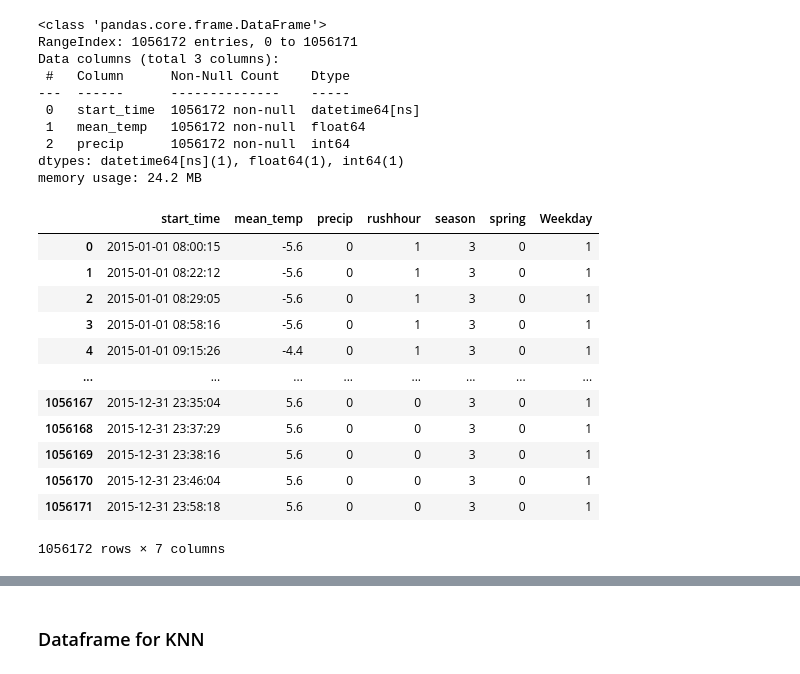
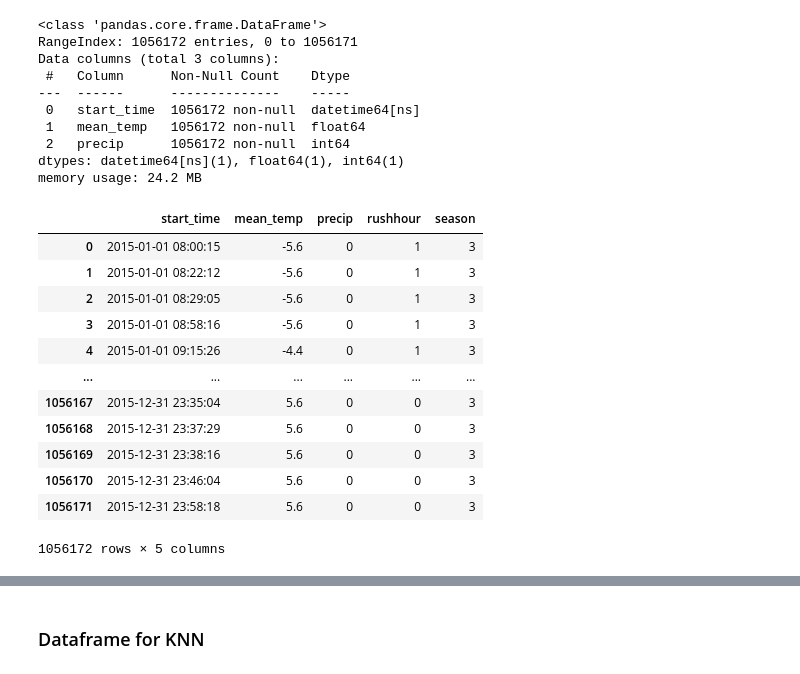
Before and after one commit to kond254/DSML-colasechs, a Jupyter notebook: KNN.ipynb, the cells around one changed output, grey strips where cells are left out. Drawn from its saved outputs; the diff is of its cells as text; code cells hidden in the pictures.

```diff
--- a/KNN.ipynb
+++ b/KNN.ipynb
@@ -96,21 +96,21 @@ df_boston['rushhour'] = df_boston['start_time'].apply(lambda x: 1 if (7<=x.hour<
 # %%
 abc = {'1':3, '2':3, '3': 0, '4':0, '5':0, '6':1, '7':1, '8':1, '9':2, '10':2, '11':2, '12':3}
 df_boston['season']=df_boston['start_time'].apply(lambda x: abc.get(str(x.month)))
-df_boston[500000]
+df_boston
 # %% [output]
-|  | start_time | mean_temp | precip | rushhour | season | spring | Weekday |
-| 0 | 2015-01-01 08:00:15 | -5.6 | 0 | 1 | 3 | 0 | 1 |
-| 1 | 2015-01-01 08:22:12 | -5.6 | 0 | 1 | 3 | 0 | 1 |
-| 2 | 2015-01-01 08:29:05 | -5.6 | 0 | 1 | 3 | 0 | 1 |
-| 3 | 2015-01-01 08:58:16 | -5.6 | 0 | 1 | 3 | 0 | 1 |
-| 4 | 2015-01-01 09:15:26 | -4.4 | 0 | 1 | 3 | 0 | 1 |
-| ... | ... | ... | ... | ... | ... | ... | ... |
-| 1056167 | 2015-12-31 23:35:04 | 5.6 | 0 | 0 | 3 | 0 | 1 |
-| 1056168 | 2015-12-31 23:37:29 | 5.6 | 0 | 0 | 3 | 0 | 1 |
-| 1056169 | 2015-12-31 23:38:16 | 5.6 | 0 | 0 | 3 | 0 | 1 |
-| 1056170 | 2015-12-31 23:46:04 | 5.6 | 0 | 0 | 3 | 0 | 1 |
-| 1056171 | 2015-12-31 23:58:18 | 5.6 | 0 | 0 | 3 | 0 | 1 |
+|  | start_time | mean_temp | precip | rushhour | season |
+| 0 | 2015-01-01 08:00:15 | -5.6 | 0 | 1 | 3 |
+| 1 | 2015-01-01 08:22:12 | -5.6 | 0 | 1 | 3 |
+| 2 | 2015-01-01 08:29:05 | -5.6 | 0 | 1 | 3 |
+| 3 | 2015-01-01 08:58:16 | -5.6 | 0 | 1 | 3 |
+| 4 | 2015-01-01 09:15:26 | -4.4 | 0 | 1 | 3 |
+| ... | ... | ... | ... | ... | ... |
+| 1056167 | 2015-12-31 23:35:04 | 5.6 | 0 | 0 | 3 |
+| 1056168 | 2015-12-31 23:37:29 | 5.6 | 0 | 0 | 3 |
+| 1056169 | 2015-12-31 23:38:16 | 5.6 | 0 | 0 | 3 |
+| 1056170 | 2015-12-31 23:46:04 | 5.6 | 0 | 0 | 3 |
+| 1056171 | 2015-12-31 23:58:18 | 5.6 | 0 | 0 | 3 |
-1056172 rows × 7 columns
+1056172 rows × 5 columns
 # %%
 df_boston.loc[500000]
 # %% [output]
```
Also changed, not shown: parts of 25 cells of this notebook.
